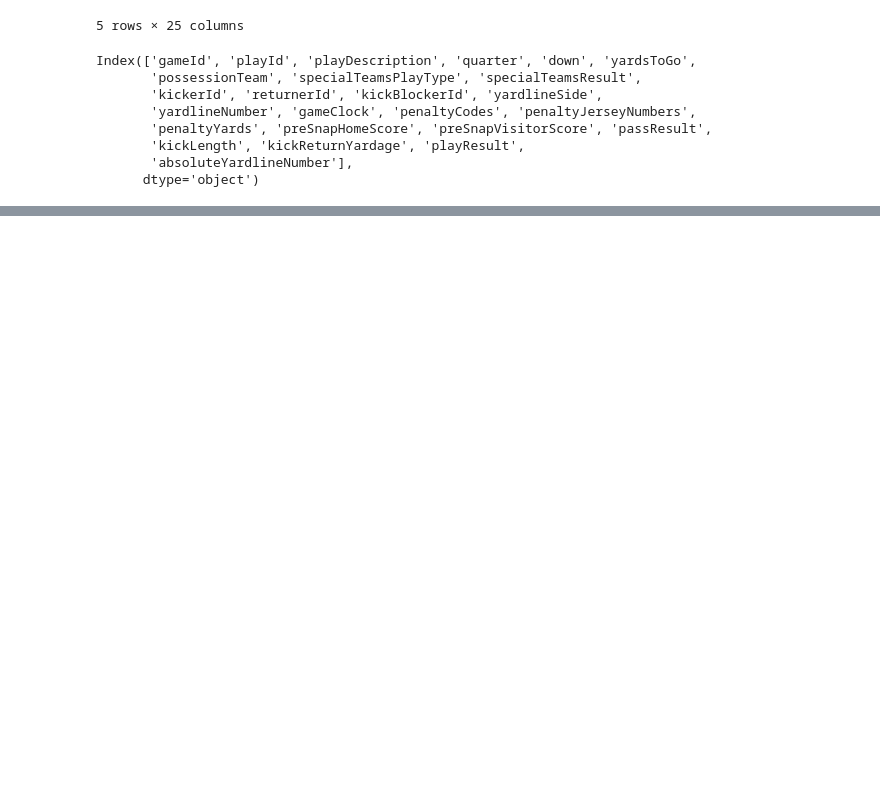
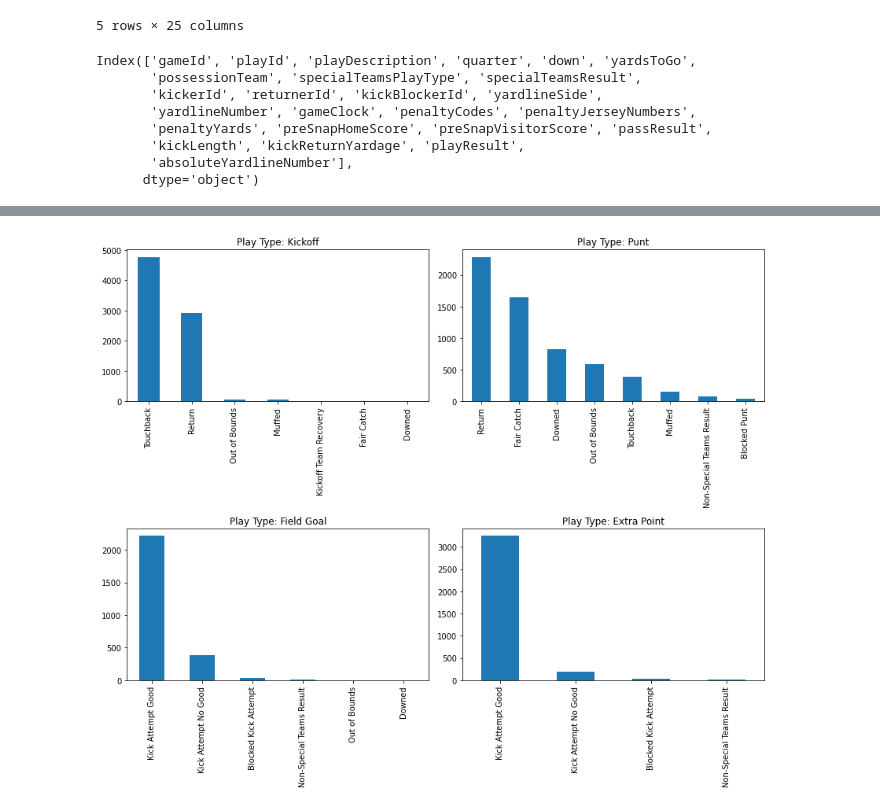
Before and after one commit to adunlop1234/BigDataBowl2022, a Jupyter notebook: Data_Exploration.ipynb, the cells around one changed output, grey strips where cells are left out. Cells and saved outputs as stored; diff of their text form; code cells hidden in the pictures; blank space fills up the shorter version.

```diff
--- a/Data_Exploration.ipynb
+++ b/Data_Exploration.ipynb
@@ -91,0 +79,22 @@ The possible outcomes of a Extra Point are:
+# %%
+# All of the potential outcomes from the each play type and plot
+fig, axes = plt.subplots(nrows=2, ncols=2)
+outcomes = []
+for playType in playTypes:
+    playOutcomes = plays.loc[plays.specialTeamsPlayType==playType, ['specialTeamsResult']].specialTeamsResult.value_counts()
+    outcomes.append(playOutcomes)
+
+outcomes[0].plot.bar(ax=axes[0, 0])
+outcomes[1].plot.bar(ax=axes[0, 1])
+outcomes[2].plot.bar(ax=axes[1, 0])
+outcomes[3].plot.bar(ax=axes[1, 1])
+
+axes[0, 0].set_title("Play Type: " + playTypes[0])
+axes[0, 1].set_title("Play Type: " + playTypes[1])
+axes[1, 0].set_title("Play Type: " + playTypes[2])
+axes[1, 1].set_title("Play Type: " + playTypes[3])
+fig.set_size_inches(12.0, 10.0)
+fig.tight_layout()
+plt.show()
+# %% [output]
+[figure, added]
```
Also changed, not shown: parts of 13 cells of this notebook.
